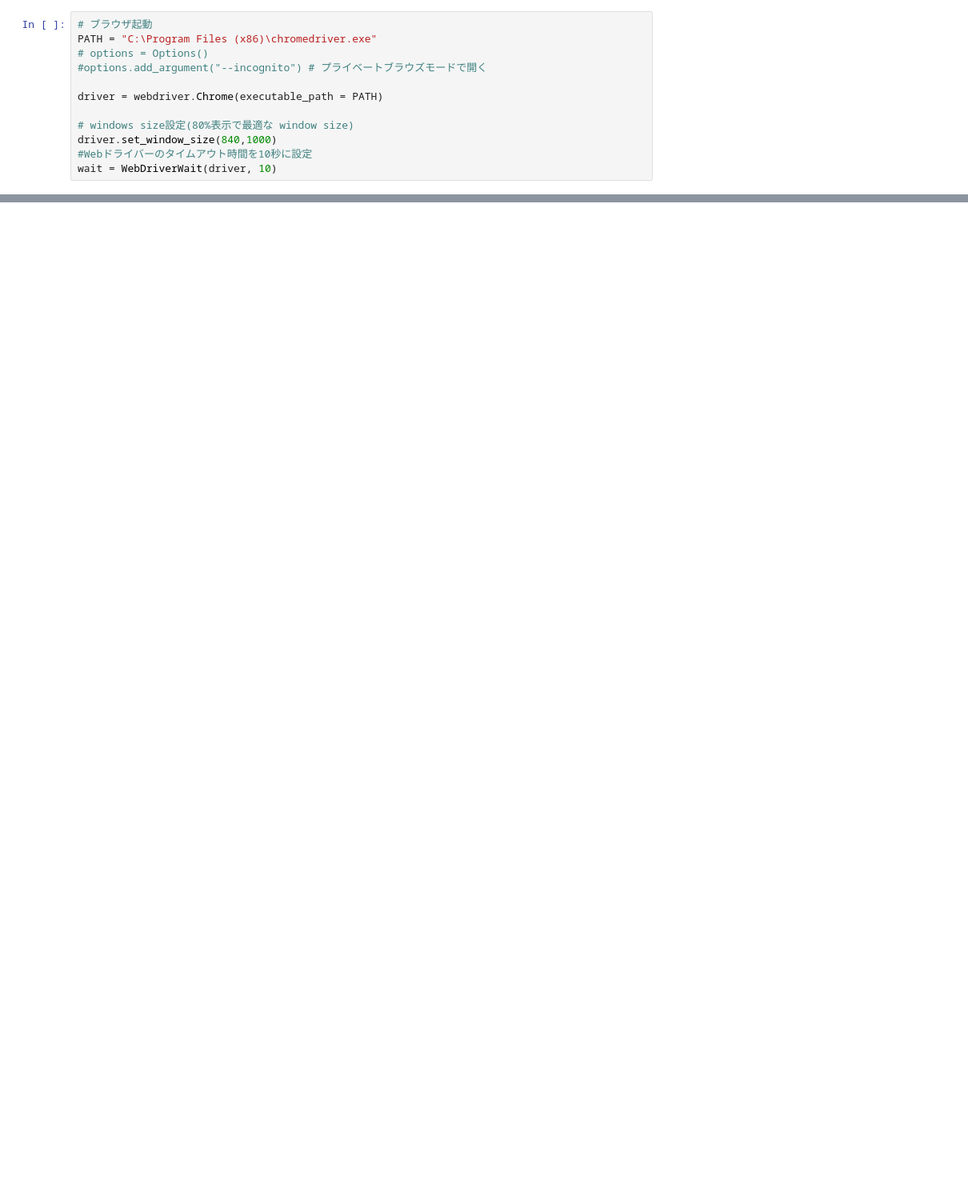
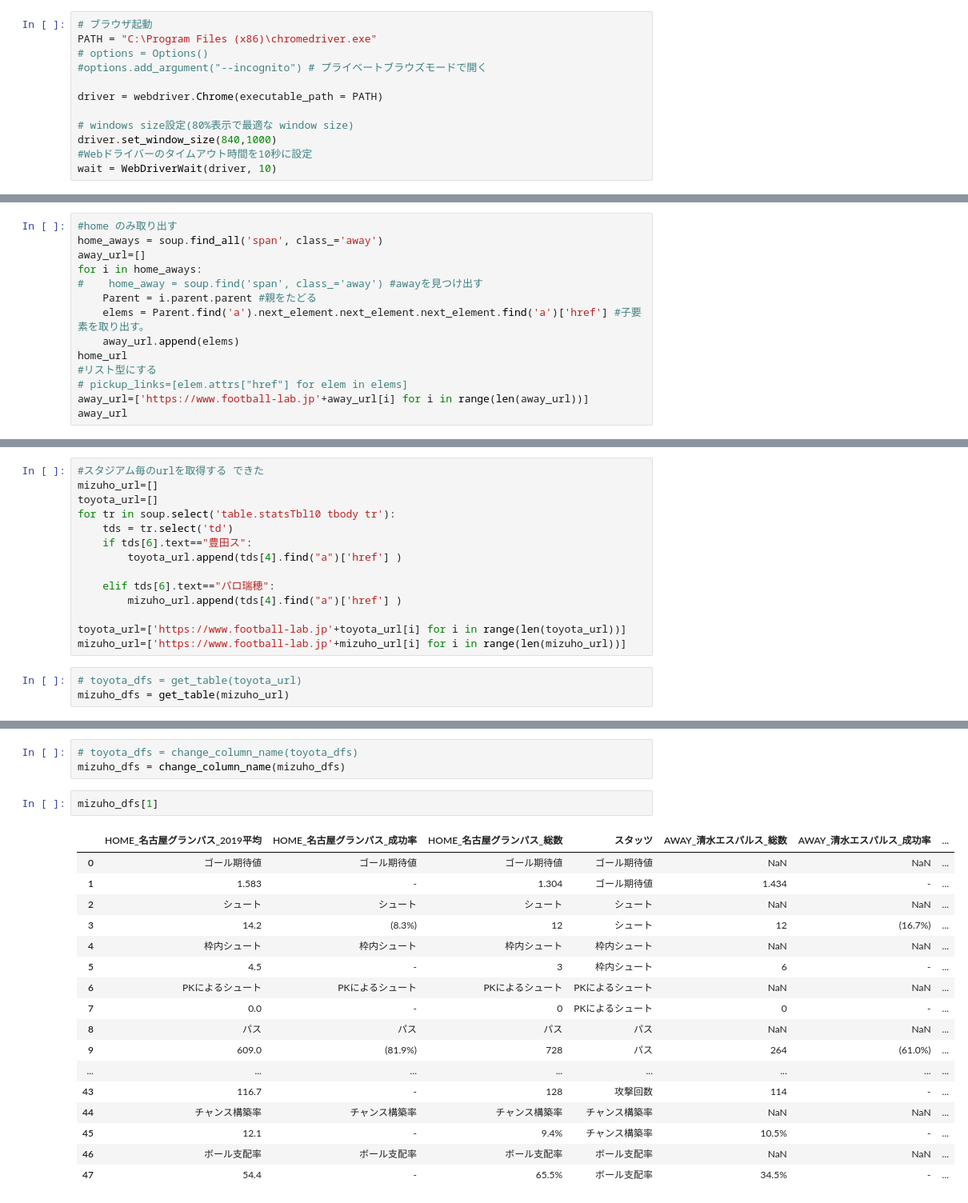
Before and after one commit to Natsuka-Hashizume/football, a Jupyter notebook: football_homegame.ipynb, the cells around one changed output, grey strips where cells are left out. Shown at 80% size. Drawn from its saved outputs; the diff is of its cells as text; blank space fills up the shorter version.

```diff
--- a/football_homegame.ipynb
+++ b/football_homegame.ipynb
@@ -164,0 +225,14 @@ dfs
+# %%
+#home のみ取り出す
+home_aways = soup.find_all('span', class_='away')
+away_url=[]
+for i in home_aways:
+#    home_away = soup.find('span', class_='away') #awayを見つけ出す
+    Parent = i.parent.parent #親をたどる
+    elems = Parent.find('a').next_element.next_element.next_element.find('a')['href'] #子要素を取り出す。
+    away_url.append(elems)
+home_url
+#リスト型にする
+# pickup_links=[elem.attrs["href"] for elem in elems]
+away_url=['https://www.football-lab.jp'+away_url[i] for i in range(len(away_url))]
+away_url
@@ -229,0 +304,17 @@ NameError: name 'stats_dfs' is not defined
+# %%
+#スタジアム毎のurlを取得する できた
+mizuho_url=[]
+toyota_url=[]
+for tr in soup.select('table.statsTbl10 tbody tr'):
+    tds = tr.select('td')
+    if tds[6].text=="豊田ス":
+        toyota_url.append(tds[4].find("a")['href'] )
+
+    elif tds[6].text=="パロ瑞穂":
+        mizuho_url.append(tds[4].find("a")['href'] )
+
+toyota_url=['https://www.football-lab.jp'+toyota_url[i] for i in range(len(toyota_url))]
+mizuho_url=['https://www.football-lab.jp'+mizuho_url[i] for i in range(len(mizuho_url))]
+# %%
+# toyota_dfs = get_table(toyota_url)
+mizuho_dfs = get_table(mizuho_url)
@@ -229,0 +341,23 @@ NameError: name 'stats_dfs' is not defined
+# %%
+# toyota_dfs = change_column_name(toyota_dfs)
+mizuho_dfs = change_column_name(mizuho_dfs)
+# %%
+mizuho_dfs[1]
+# %% [output]
+|  | HOME_名古屋グランパス_2019平均 | HOME_名古屋グランパス_成功率 | HOME_名古屋グランパス_総数 | スタッツ | AWAY_清水エスパルス_総数 | AWAY_清水エスパルス_成功率 | ... |
+| 0 | ゴール期待値 | ゴール期待値 | ゴール期待値 | ゴール期待値 | NaN | NaN | ... |
+| 1 | 1.583 | - | 1.304 | ゴール期待値 | 1.434 | - | ... |
+| 2 | シュート | シュート | シュート | シュート | NaN | NaN | ... |
+| 3 | 14.2 | (8.3%) | 12 | シュート | 12 | (16.7%) | ... |
+| 4 | 枠内シュート | 枠内シュート | 枠内シュート | 枠内シュート | NaN | NaN | ... |
+| 5 | 4.5 | - | 3 | 枠内シュート | 6 | - | ... |
+| 6 | PKによるシュート | PKによるシュート | PKによるシュート | PKによるシュート | NaN | NaN | ... |
+| 7 | 0.0 | - | 0 | PKによるシュート | 0 | - | ... |
+| 8 | パス | パス | パス | パス | NaN | NaN | ... |
+| 9 | 609.0 | (81.9%) | 728 | パス | 264 | (61.0%) | ... |
+| ... | ... | ... | ... | ... | ... | ... | ... |
+| 43 | 116.7 | - | 128 | 攻撃回数 | 114 | - | ... |
+| 44 | チャンス構築率 | チャンス構築率 | チャンス構築率 | チャンス構築率 | NaN | NaN | ... |
+| 45 | 12.1 | - | 9.4% | チャンス構築率 | 10.5% | - | ... |
+| 46 | ボール支配率 | ボール支配率 | ボール支配率 | ボール支配率 | NaN | NaN | ... |
+| 47 | 54.4 | - | 65.5% | ボール支配率 | 34.5% | - | ... |
```
Also changed, not shown: parts of 32 cells of this notebook.
